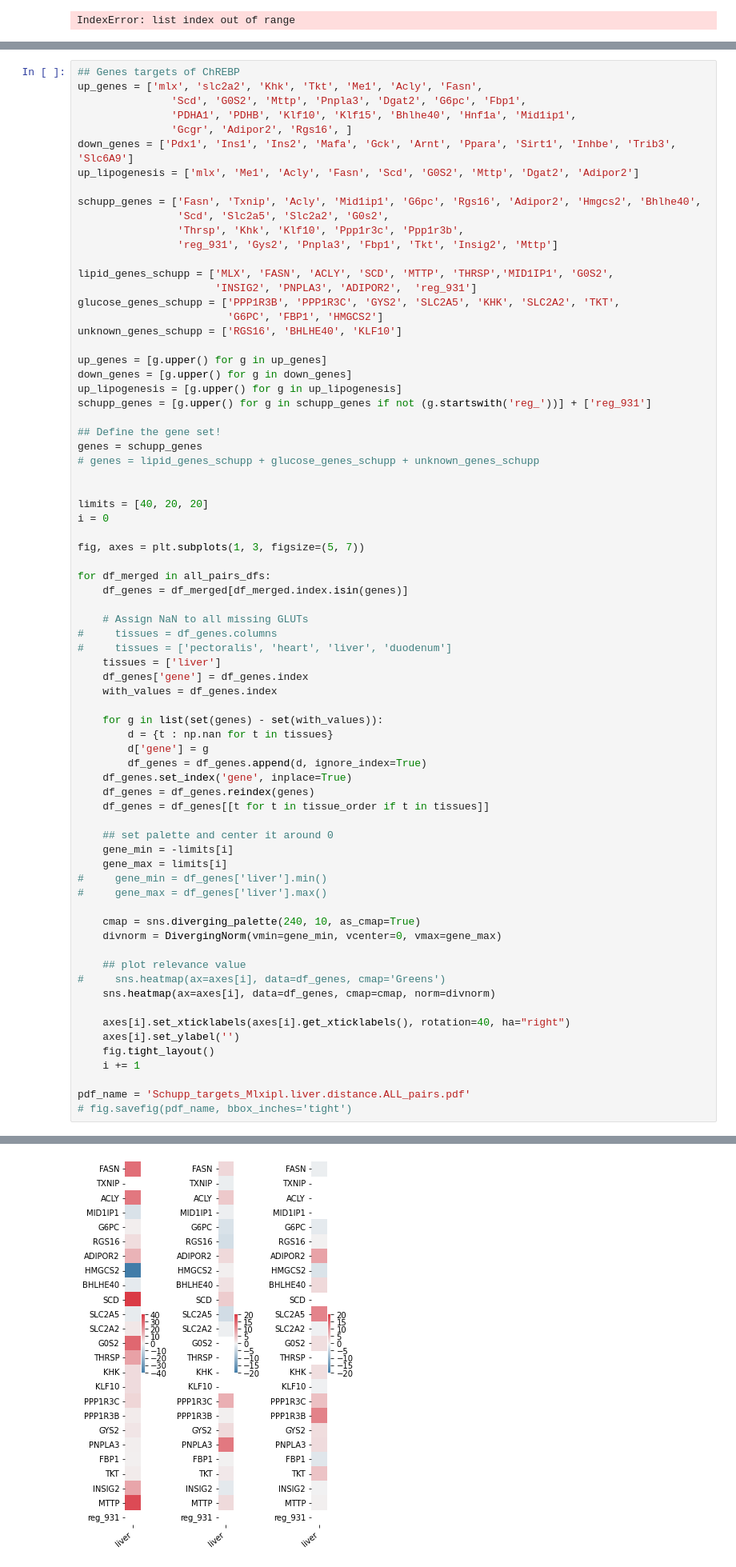
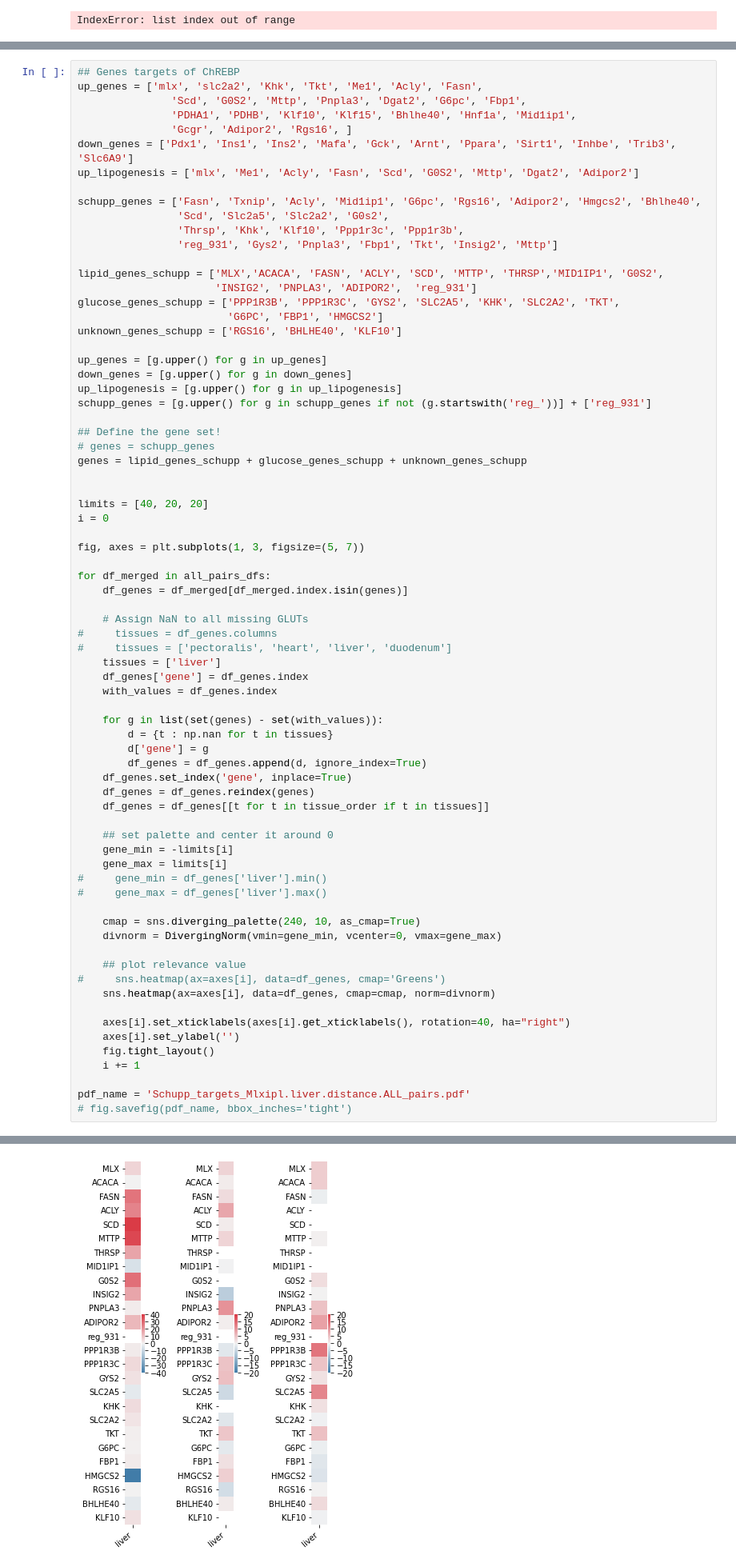
Before and after one commit to osipovarev/Transcriptome_for_NectarGenomics, a Jupyter notebook: up_down_DE_genes_analysis.ipynb, the cells around one changed output, grey strips where cells are left out. Shown: that part at 80% size. Drawn from its saved outputs; the diff is of its cells as text.

```diff
--- a/up_down_DE_genes_analysis.ipynb
+++ b/up_down_DE_genes_analysis.ipynb
@@ -365,7 +365,7 @@ schupp_genes = ['Fasn', 'Txnip', 'Acly', 'Mid1ip1', 'G6pc', 'Rgs16', 'Adipor2',
                 'Thrsp', 'Khk', 'Klf10', 'Ppp1r3c', 'Ppp1r3b',
                 'reg_931', 'Gys2', 'Pnpla3', 'Fbp1', 'Tkt', 'Insig2', 'Mttp']
 
-lipid_genes_schupp = ['MLX', 'FASN', 'ACLY', 'SCD', 'MTTP', 'THRSP','MID1IP1', 'G0S2',
+lipid_genes_schupp = ['MLX','ACACA', 'FASN', 'ACLY', 'SCD', 'MTTP', 'THRSP','MID1IP1', 'G0S2',
                       'INSIG2', 'PNPLA3', 'ADIPOR2',  'reg_931']
 glucose_genes_schupp = ['PPP1R3B', 'PPP1R3C', 'GYS2', 'SLC2A5', 'KHK', 'SLC2A2', 'TKT',
                         'G6PC', 'FBP1', 'HMGCS2']
@@ -377,8 +377,8 @@ up_lipogenesis = [g.upper() for g in up_lipogenesis]
 schupp_genes = [g.upper() for g in schupp_genes if not (g.startswith('reg_'))] + ['reg_931']
 
 ## Define the gene set!
-genes = schupp_genes
-# genes = lipid_genes_schupp + glucose_genes_schupp + unknown_genes_schupp
+# genes = schupp_genes
+genes = lipid_genes_schupp + glucose_genes_schupp + unknown_genes_schupp
 
 
 limits = [40, 20, 20]
@@ -403,34 +403,34 @@ for df_merged in all_pairs_dfs:
     df_genes.set_index('gene', inplace=True)
     df_genes = df_genes.reindex(genes)
     df_genes = df_genes[[t for t in tissue_order if t in tissues]]
 
     ## set palette and center it around 0
     gene_min = -limits[i]
     gene_max = limits[i]
 #     gene_min = df_genes['liver'].min()
 #     gene_max = df_genes['liver'].max()
 
     cmap = sns.diverging_palette(240, 10, as_cmap=True)
     divnorm = DivergingNorm(vmin=gene_min, vcenter=0, vmax=gene_max)
 
     ## plot relevance value
 #     sns.heatmap(ax=axes[i], data=df_genes, cmap='Greens')
     sns.heatmap(ax=axes[i], data=df_genes, cmap=cmap, norm=divnorm)
 
     axes[i].set_xticklabels(axes[i].get_xticklabels(), rotation=40, ha="right")
     axes[i].set_ylabel('')
     fig.tight_layout()
     i += 1
 
 pdf_name = 'Schupp_targets_Mlxipl.liver.distance.ALL_pairs.pdf'
 # fig.savefig(pdf_name, bbox_inches='tight')
 # %% [output]
 A value is trying to be set on a copy of a slice from a DataFrame.
 Try using .loc[row_indexer,col_indexer] = value instead
 
 See the caveats in the documentation: https://pandas.pydata.org/pandas-docs/stable/user_guide/indexing.html#returning-a-view-versus-a-copy
 The DivergingNorm class was deprecated in Matplotlib 3.2 and will be removed two minor releases later. Use TwoSlopeNorm instead.
-[figure, old version]
+[figure, new version]
 # %%
 ## FA beta-oxidation and synthesis pathways
 fa_metabolism_genes = ["ACAT1", "ACAT2", "ACACA", "ACACB", "FASN", "MECR", "OXSM", "MLYCD",
```
Also changed, not shown: parts of 6 cells of this notebook.
